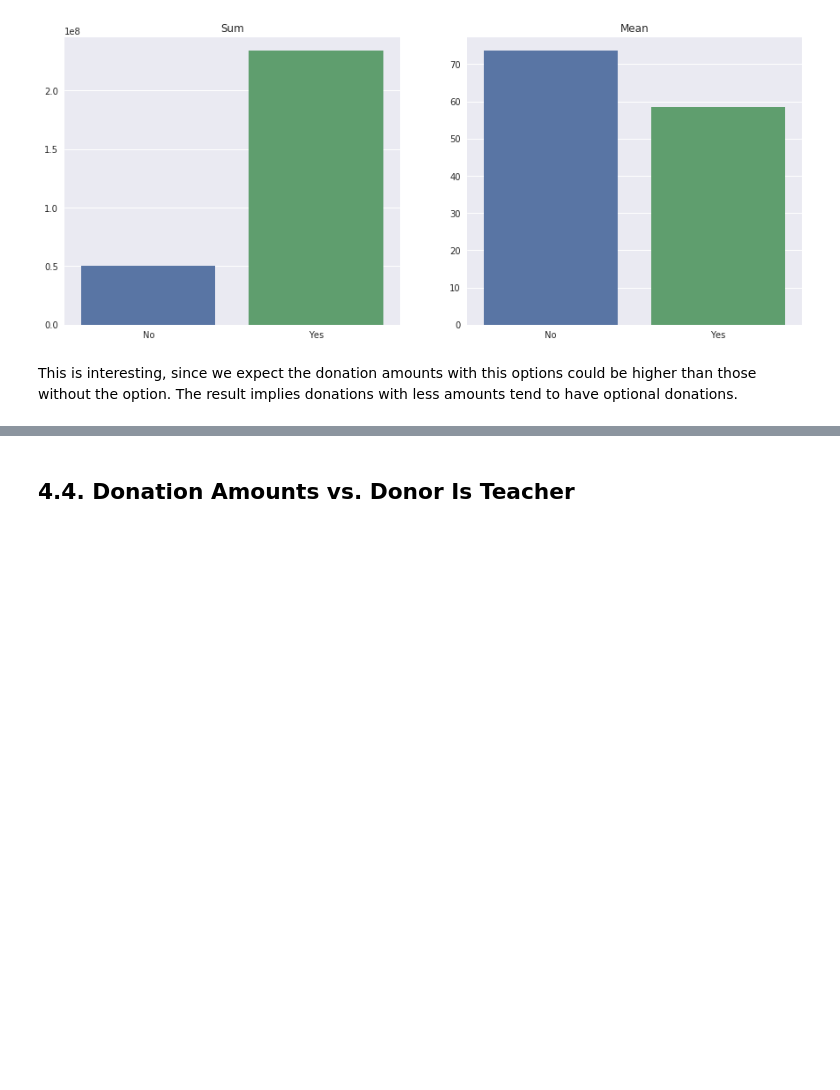
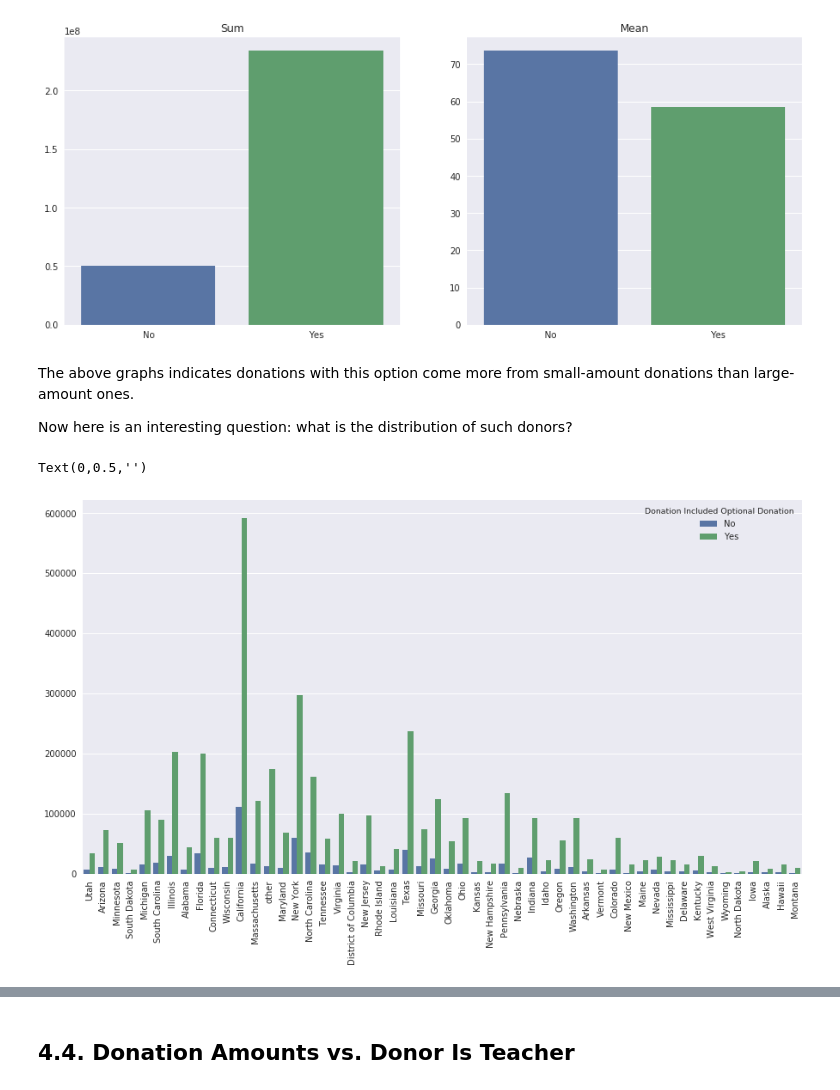
Before and after one commit to nrgdoublex/EDA_DonorsChoose, a Jupyter notebook: EDA.ipynb, the cells around one changed output, grey strips where cells are left out. Drawn from its saved outputs; the diff is of its cells as text; code cells hidden in the pictures; blank space fills up the shorter version.

```diff
--- a/EDA.ipynb
+++ b/EDA.ipynb
@@ -1090,5 +1098,18 @@ ax2.set_title("Mean")
 # %% [output]
 Text(0.5,1,'Mean')
 [figure]
-# %% [markdown]
-This is interesting, since we expect the donation amounts with this options could be higher than those without the option. The result implies donations with less amounts tend to have optional donations.
+# %% [markdown]
+The above graphs indicates donations with this option come more from small-amount donations than large-amount ones.
+
+Now here is an interesting question: what is the distribution of such donors?
+# %%
+donation_donor = donations.merge(donors,how='inner',on='Donor ID')
+# %%
+fig = plt.figure(figsize = (15,8))
+sns.countplot(x='Donor State',hue='Donation Included Optional Donation',data=donation_donor)
+plt.xticks(rotation=90)
+plt.xlabel("")
+plt.ylabel("")
+# %% [output]
+Text(0,0.5,'')
+[figure, added]
```
Also changed, not shown: parts of 19 cells of this notebook.
